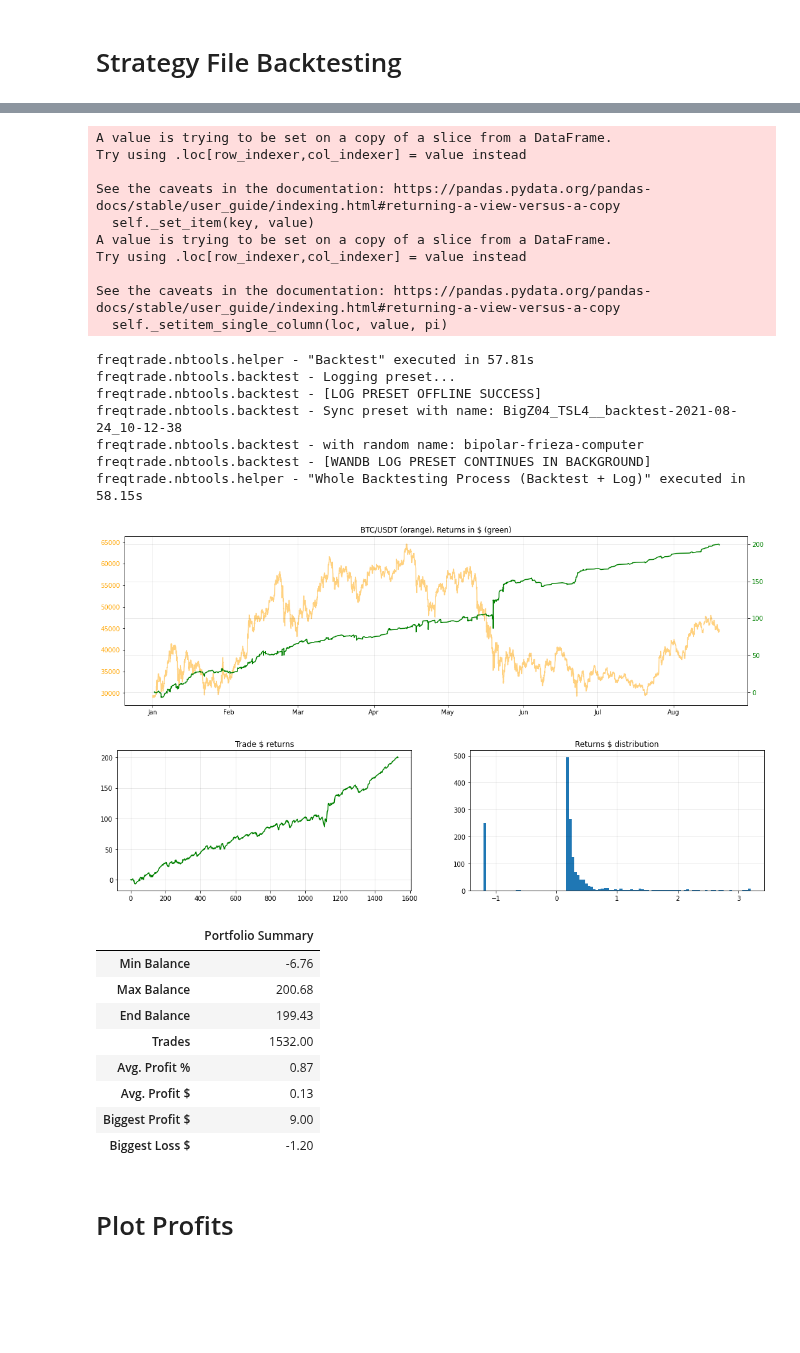
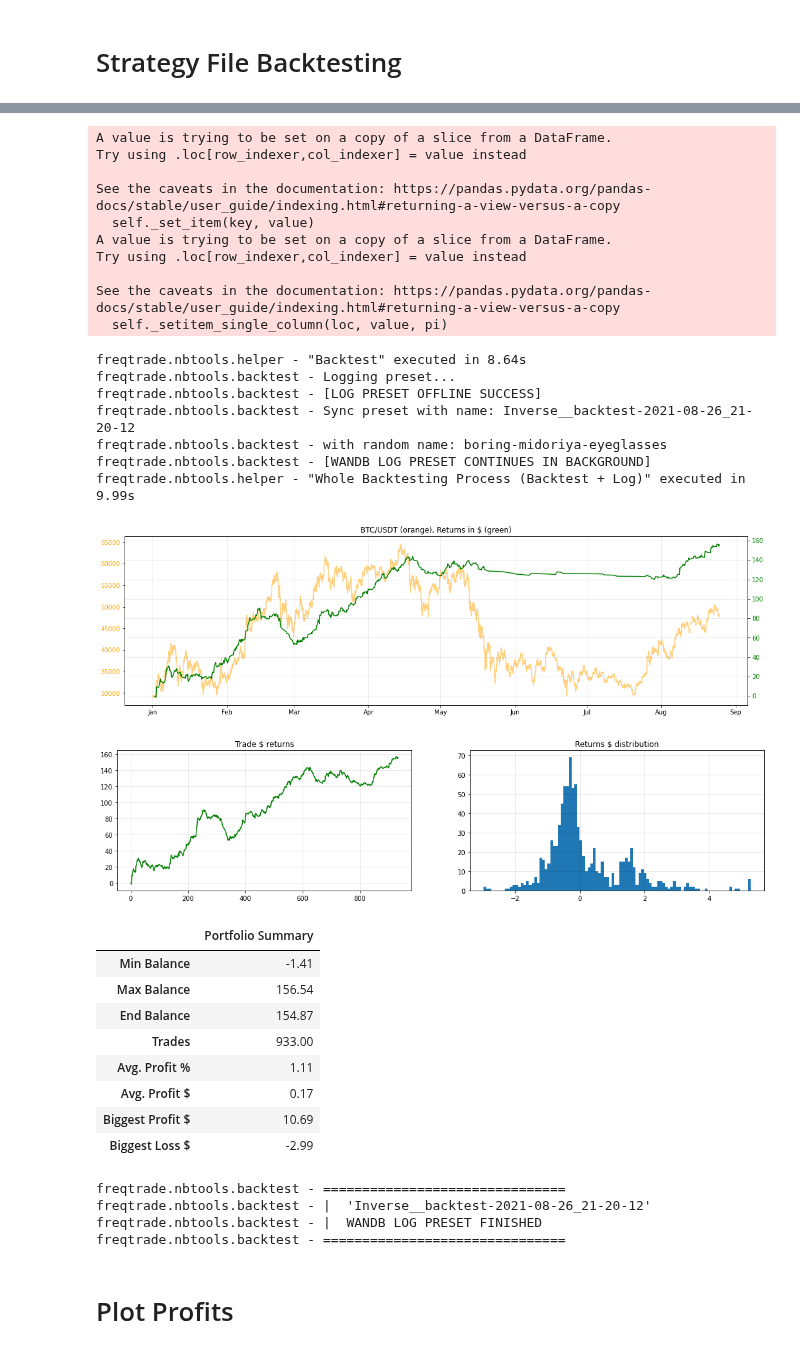
Before and after one commit to webclinic017/superft, a Jupyter notebook: notebooks/BT Strategy File.ipynb, the cells around one changed output, grey strips where cells are left out. Saved outputs shown, nothing was run; the diff lists cells and outputs as text; code cells hidden in the pictures; blank space fills up the shorter version.

```diff
--- a/notebooks/BT Strategy File.ipynb
+++ b/notebooks/BT Strategy File.ipynb
@@ -92,7 +92,7 @@ QgridWidget(grid_options={'fullWidthRows': True, 'syncColumnCellResize': True, '
 # Strategy File Backtesting
 # %%
 # Backtest settings
-strategy_classname = "BigZ04_TSL4"  # Strategy Filename and Classname must same!
+strategy_classname = "Inverse"  # Strategy Filename and Classname must same!
 timerange          = "20210101-"
 pairs              = PAIRS_HIGHCAP_NONSTABLE
 
@@ -112,10 +112,10 @@ preset = FilePreset(
 preset.overwrite_config(
     strategy_search_path = PATH_STRATEGIES,
     pairs                = pairs,
-#     max_open_trades      = 3,
-#     starting_balance     = 100,
+#     max_open_trades      = 2,
+#     starting_balance     = 50,
 #     stake_amount         = "unlimited",
-#     timeframe            = "2h", # 1m, 3m, 5m, 15m, 30m, 1h, 2h, 4h, 6h, 8h, 12h, 1d, 3d, 1w
+#     timeframe            = "6h", # 1m, 3m, 5m, 15m, 30m, 1h, 2h, 4h, 6h, 8h, 12h, 1d, 3d, 1w
 )
 
 stats, summary = backtest(preset, preset.default_strategy_code, clsname=strategy_classname, dataloader=DATALOADER)
@@ -146,32 +146,36 @@ freqtrade.nbtools.backtest - Loading data from 2020-12-28 12:40:00 up to 2021-08
 freqtrade.nbtools.backtest - Dataload complete. Calculating indicators
 A value is trying to be set on a copy of a slice from a DataFrame.
 Try using .loc[row_indexer,col_indexer] = value instead
 
 See the caveats in the documentation: https://pandas.pydata.org/pandas-docs/stable/user_guide/indexing.html#returning-a-view-versus-a-copy
   self._set_item(key, value)
 A value is trying to be set on a copy of a slice from a DataFrame.
 Try using .loc[row_indexer,col_indexer] = value instead
 
 See the caveats in the documentation: https://pandas.pydata.org/pandas-docs/stable/user_guide/indexing.html#returning-a-view-versus-a-copy
   self._setitem_single_column(loc, value, pi)
-freqtrade.nbtools.helper - "Backtest" executed in 57.81s
+freqtrade.nbtools.helper - "Backtest" executed in 8.64s
 freqtrade.nbtools.backtest - Logging preset...
 freqtrade.nbtools.backtest - [LOG PRESET OFFLINE SUCCESS]
-freqtrade.nbtools.backtest - Sync preset with name: BigZ04_TSL4__backtest-2021-08-24_10-12-38
-freqtrade.nbtools.backtest - with random name: bipolar-frieza-computer
+freqtrade.nbtools.backtest - Sync preset with name: Inverse__backtest-2021-08-26_21-20-12
+freqtrade.nbtools.backtest - with random name: boring-midoriya-eyeglasses
 freqtrade.nbtools.backtest - [WANDB LOG PRESET CONTINUES IN BACKGROUND]
-freqtrade.nbtools.helper - "Whole Backtesting Process (Backtest + Log)" executed in 58.15s
+freqtrade.nbtools.helper - "Whole Backtesting Process (Backtest + Log)" executed in 9.99s
-[figure, old version]
+[figure, new version]
-[figure, old version]
+[figure, new version]
 |  | Portfolio Summary |
-| Min Balance | -6.76 |
-| Max Balance | 200.68 |
-| End Balance | 199.43 |
-| Trades | 1532.00 |
-| Avg. Profit % | 0.87 |
-| Avg. Profit $ | 0.13 |
-| Biggest Profit $ | 9.00 |
-| Biggest Loss $ | -1.20 |
+| Min Balance | -1.41 |
+| Max Balance | 156.54 |
+| End Balance | 154.87 |
+| Trades | 933.00 |
+| Avg. Profit % | 1.11 |
+| Avg. Profit $ | 0.17 |
+| Biggest Profit $ | 10.69 |
+| Biggest Loss $ | -2.99 |
+freqtrade.nbtools.backtest - ===============================
+freqtrade.nbtools.backtest - |  'Inverse__backtest-2021-08-26_21-20-12'
+freqtrade.nbtools.backtest - |  WANDB LOG PRESET FINISHED
+freqtrade.nbtools.backtest - ===============================
 # %% [markdown]
 # Plot Profits
 # %%
```
Also changed, not shown: parts of 2 cells of this notebook, 16 other files.
